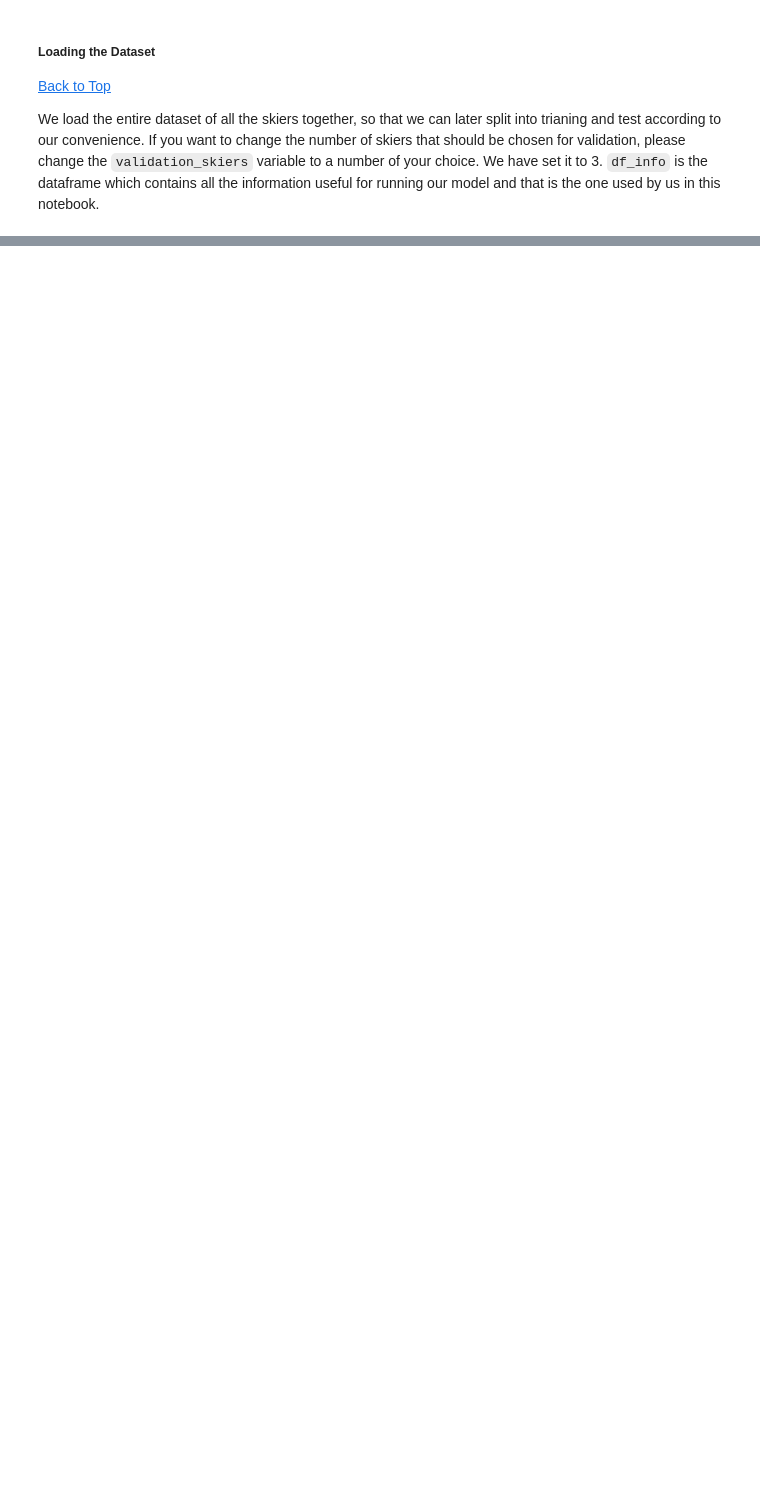
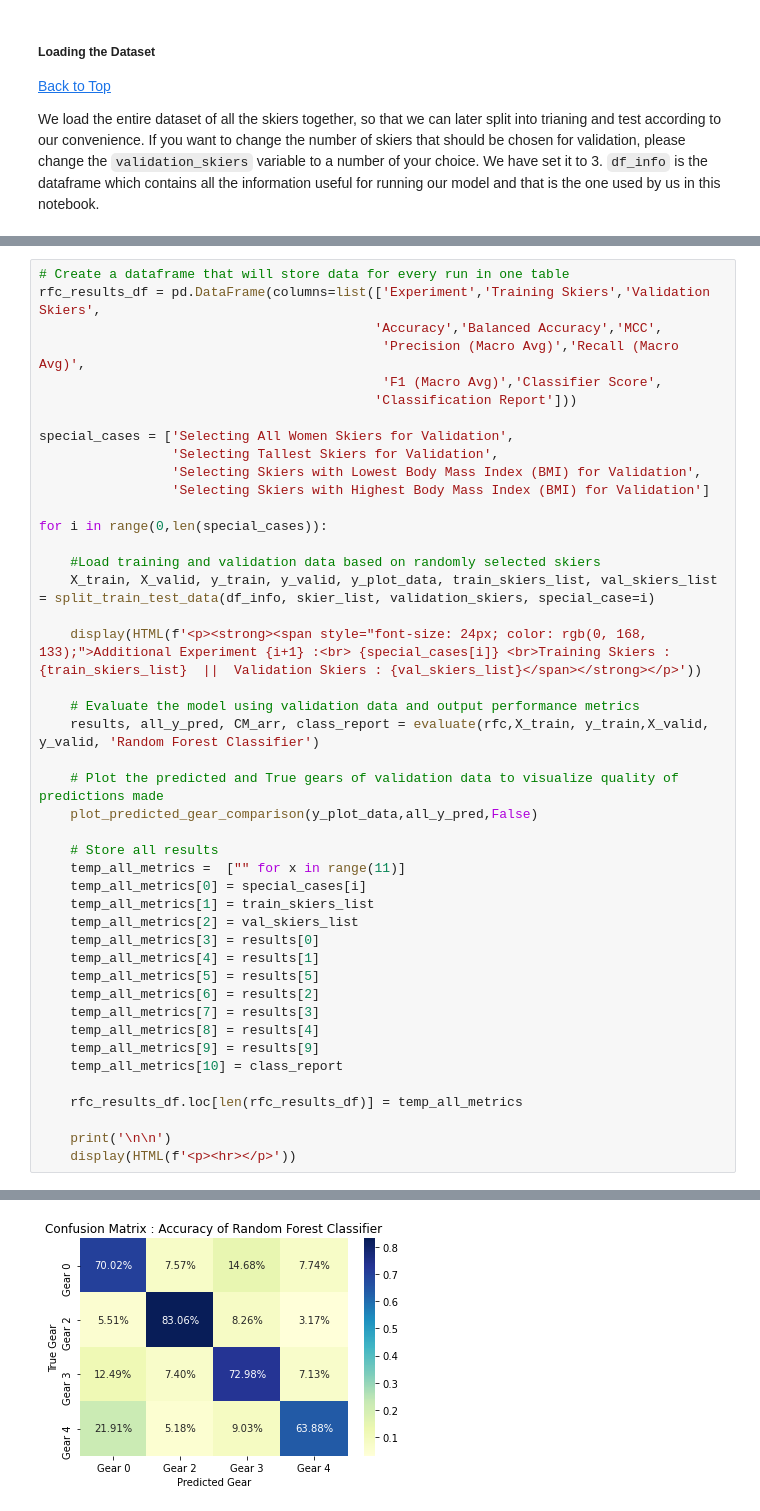
Before and after one commit to DavidLarssonIO/Data-driven-gait-analysis, a Jupyter notebook: main-data-classification.ipynb, the cells around one changed output, grey strips where cells are left out. Cells and saved outputs as stored; diff of their text form; blank space fills up the shorter version.

```diff
--- a/main-data-classification.ipynb
+++ b/main-data-classification.ipynb
@@ -257,0 +283,45 @@ rfc_results_df.describe()
+# %%
+# Create a dataframe that will store data for every run in one table
+rfc_results_df = pd.DataFrame(columns=list(['Experiment','Training Skiers','Validation Skiers',
+                                           'Accuracy','Balanced Accuracy','MCC',
+                                            'Precision (Macro Avg)','Recall (Macro Avg)',
+                                            'F1 (Macro Avg)','Classifier Score',
+                                           'Classification Report']))
+
+special_cases = ['Selecting All Women Skiers for Validation',
+                 'Selecting Tallest Skiers for Validation',
+                 'Selecting Skiers with Lowest Body Mass Index (BMI) for Validation',
+                 'Selecting Skiers with Highest Body Mass Index (BMI) for Validation']
+
+for i in range(0,len(special_cases)):
+
+    #Load training and validation data based on randomly selected skiers
+    X_train, X_valid, y_train, y_valid, y_plot_data, train_skiers_list, val_skiers_list = split_train_test_data(df_info, skier_list, validation_skiers, special_case=i)
+
+    display(HTML(f'<p><strong><span style="font-size: 24px; color: rgb(0, 168, 133);">Additional Experiment {i+1} :<br> {special_cases[i]} <br>Training Skiers : {train_skiers_list}  ||  Validation Skiers : {val_skiers_list}</span></strong></p>'))
+
+    # Evaluate the model using validation data and output performance metrics
+    results, all_y_pred, CM_arr, class_report = evaluate(rfc,X_train, y_train,X_valid, y_valid, 'Random Forest Classifier')
+
+    # Plot the predicted and True gears of validation data to visualize quality of predictions made
+    plot_predicted_gear_comparison(y_plot_data,all_y_pred,False)
+
+    # Store all results
+    temp_all_metrics =  ["" for x in range(11)]
+    temp_all_metrics[0] = special_cases[i]
+    temp_all_metrics[1] = train_skiers_list
+    temp_all_metrics[2] = val_skiers_list
+    temp_all_metrics[3] = results[0]
+    temp_all_metrics[4] = results[1]
+    temp_all_metrics[5] = results[5]
+    temp_all_metrics[6] = results[2]
+    temp_all_metrics[7] = results[3]
+    temp_all_metrics[8] = results[4]
+    temp_all_metrics[9] = results[9]
+    temp_all_metrics[10] = class_report
+
+    rfc_results_df.loc[len(rfc_results_df)] = temp_all_metrics
+
+    print('\n\n')
+    display(HTML(f'<p><hr></p>'))
+# %% [output]
@@ -257,0 +355 @@ rfc_results_df.describe()
+[figure, added]
```
Also changed, not shown: parts of 38 cells of this notebook.
